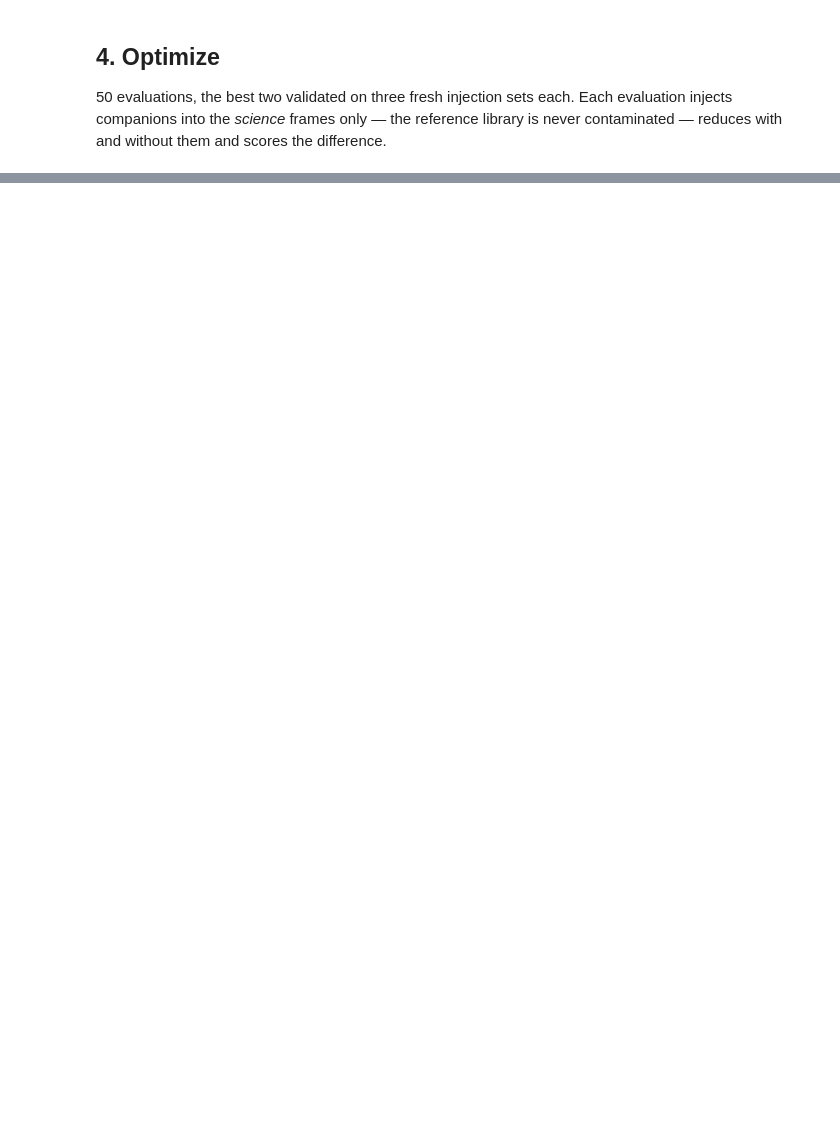
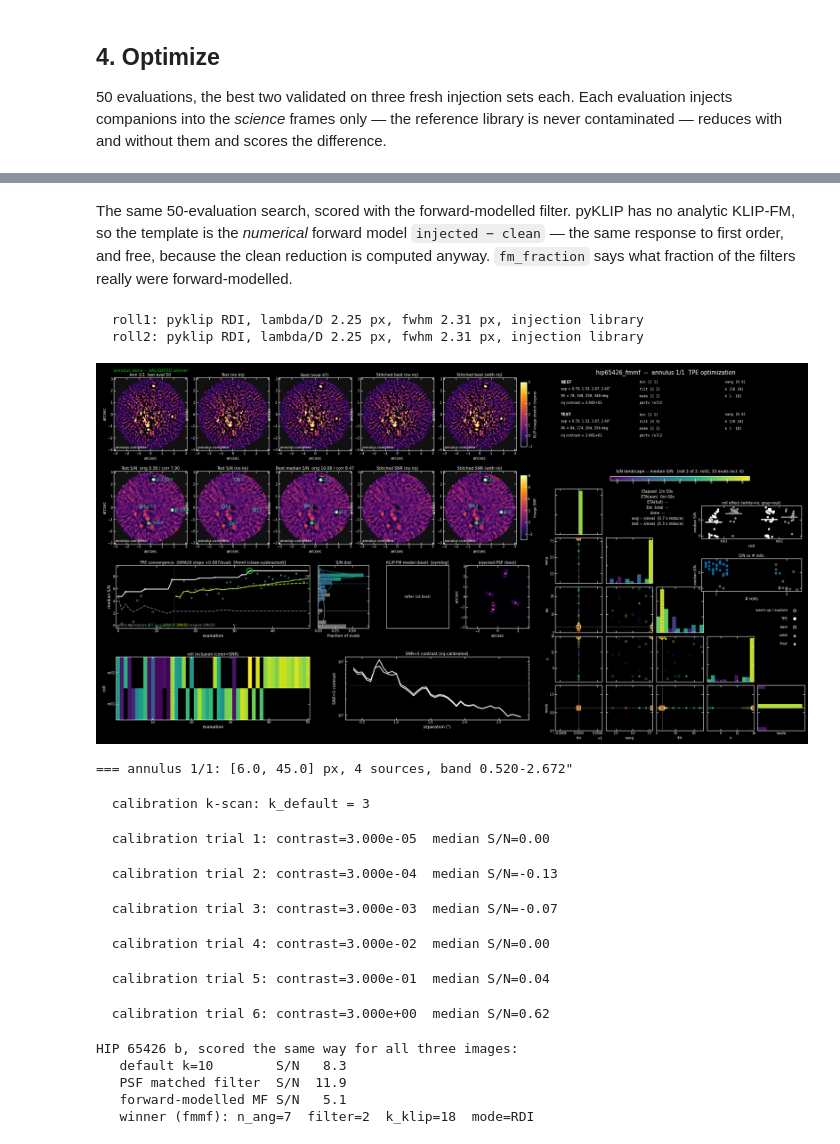
Before and after one commit to astrowagner/KLIP-TPE, a Jupyter notebook: tutorials/03_jwst_nircam_hip65426.ipynb, the cells around one changed output, grey strips where cells are left out. Saved outputs shown, nothing was run; the diff lists cells and outputs as text; code cells hidden in the pictures; blank space fills up the shorter version.

```diff
--- a/tutorials/03_jwst_nircam_hip65426.ipynb
+++ b/tutorials/03_jwst_nircam_hip65426.ipynb
@@ -284 +350,52 @@ if HAVE_DATA:
+# %% [markdown]
+The same 50-evaluation search, scored with the forward-modelled filter.  pyKLIP has no
+analytic KLIP-FM, so the template is the *numerical* forward model `injected − clean` —
+the same response to first order, and free, because the clean reduction is computed
+anyway.  `fm_fraction` says what fraction of the filters really were forward-modelled.
+# %%
+if HAVE_DATA:
+    from klip_tpe.fmmf import FMMFSNR
+    red_fm = sk.make_reducer(dsets, injection_model=psf_model, star_flux=STAR_FLUX,
+                             mode="RDI", max_workers="auto")
+    objective_fm, _ = generic.default_config(red_fm, metric="fmmf", known=[PLANET])
+    metric_fm = objective_fm.metric
+    cfg_fm = RunConfig(ann_edges=[6, 45], n_iter=50, n_init=15, seed=5, n_sources=4,
+                       validation=ValidationConfig(n_top=2, n_valid=3),
+                       calibration=CalibrationConfig(target=(4.0, 6.0), aim=5.0, n_remeasure=2),
+                       defaults={"k_klip": 10}, fm_curve=False)
+    run_fm = os.path.join(os.path.dirname(RUN_DIR), "hip65426_fmmf")
+    runner_fm = Runner(red_fm, space, objective_fm, sampler, cfg_fm, run_fm,
+                       callbacks=[LiveDisplay(run_fm, show="inline", window_scale=0.55, every=5)])
+    t0 = time.time(); results_fm = runner_fm.run(); print(f"{(time.time() - t0) / 60:.1f} min")
+    print(f"forward-modelled filters: {metric_fm.describe()['fm_fraction']:.0%} of "
+          f"{metric_fm.describe()['n_filtered']}")
+# %% [output]
+  roll1: pyklip RDI, lambda/D 2.25 px, fwhm 2.31 px, injection library
+  roll2: pyklip RDI, lambda/D 2.25 px, fwhm 2.31 px, injection library
+[figure, added]
+=== annulus 1/1: [6.0, 45.0] px, 4 sources, band 0.520-2.672"
+  calibration k-scan: k_default = 3
+  calibration trial 1: contrast=3.000e-05  median S/N=0.00
+  calibration trial 2: contrast=3.000e-04  median S/N=-0.13
+  calibration trial 3: contrast=3.000e-03  median S/N=-0.07
+  calibration trial 4: contrast=3.000e-02  median S/N=0.00
+  calibration trial 5: contrast=3.000e-01  median S/N=0.04
+  calibration trial 6: contrast=3.000e+00  median S/N=0.62
+# %%
+if HAVE_DATA:
+    fm_clean = fits.getdata(os.path.join(run_fm, "annulus01", "best_clean.fits"))
+    snr2 = float(metric.per_source(fm_clean, None, [PLANET[0]], [PLANET[1]])[0])
+    print(f"HIP 65426 b, scored the same way for all three images:")
+    print(f"   default k=10        S/N {snr0:5.1f}")
+    print(f"   PSF matched filter  S/N {snr1:5.1f}")
+    print(f"   forward-modelled MF S/N {snr2:5.1f}")
+    print(f"   winner (fmmf): " + "  ".join(
+        f"{k}={v}" for k, v in results_fm[0].winner_config["params"].items()
+        if k in ("mode", "filter", "n_ang", "k_klip")))
+# %% [output]
+HIP 65426 b, scored the same way for all three images:
+   default k=10        S/N   8.3
+   PSF matched filter  S/N  11.9
+   forward-modelled MF S/N   5.1
+   winner (fmmf): n_ang=7  filter=2  k_klip=18  mode=RDI
 # %% [markdown]
```
Also changed, not shown: parts of 11 cells of this notebook, 9 other files.
